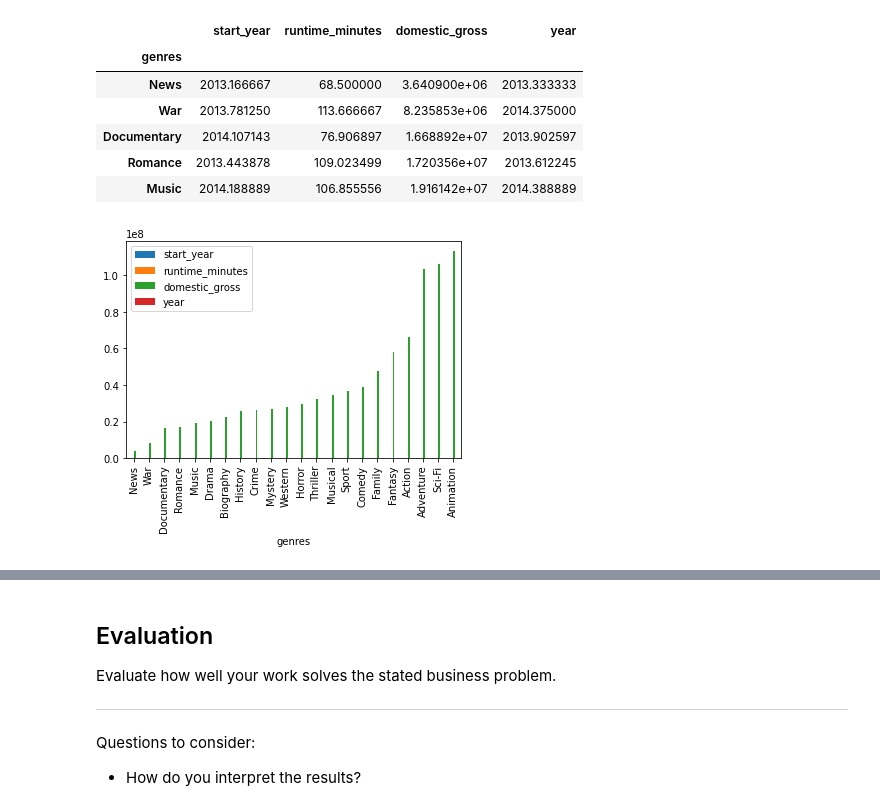
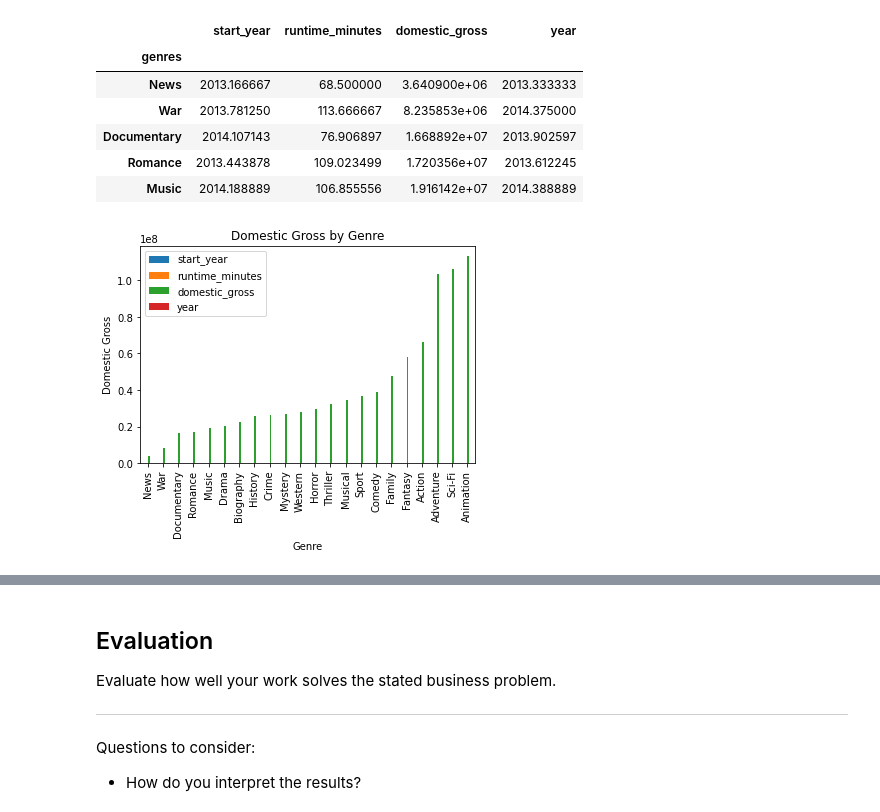
Before and after one commit to morty802/Microsoft-Recommendations, a Jupyter notebook: Microsoft-Movie-Recommendations.ipynb, the cells around one changed output, grey strips where cells are left out. Saved outputs shown, nothing was run; the diff lists cells and outputs as text; code cells hidden in the pictures.

```diff
--- a/Microsoft-Movie-Recommendations.ipynb
+++ b/Microsoft-Movie-Recommendations.ipynb
@@ -486,9 +468,9 @@ data2.head()
 | Romance | 2013.443878 | 109.023499 | 1.720356e+07 | 2013.612245 |
 | Music | 2014.188889 | 106.855556 | 1.916142e+07 | 2014.388889 |
 # %%
-data2.plot.bar(alpha = 1);
+data2.plot.bar(alpha = 1, title = 'Domestic Gross by Genre', xlabel = 'Genre', ylabel = 'Domestic Gross');
 # %% [output]
-[figure, old version]
+[figure, new version]
 # %%
 np.random.seed(400)
 data3 = joined_df.groupby(['studio']).mean().sort_values("domestic_gross")
```
Also changed, not shown: parts of 9 cells of this notebook.
